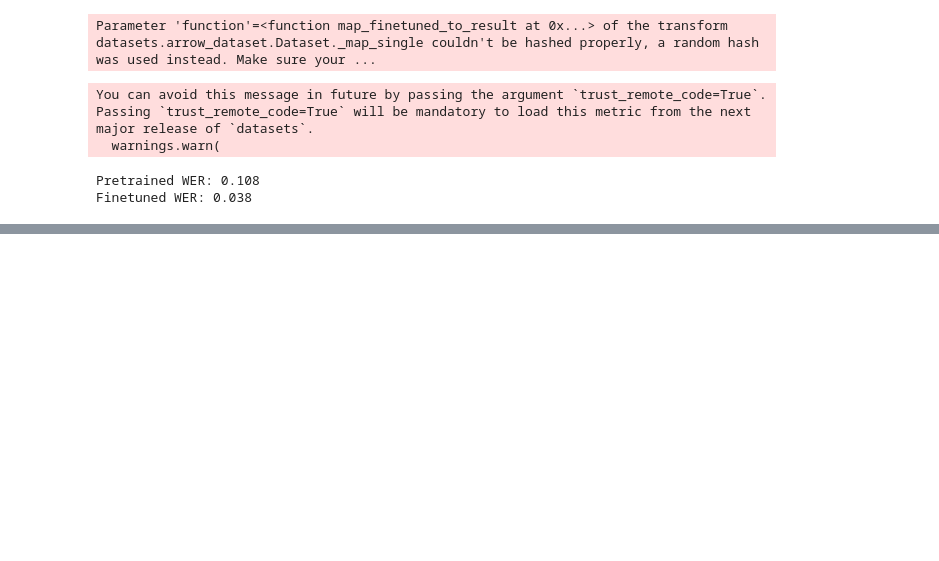
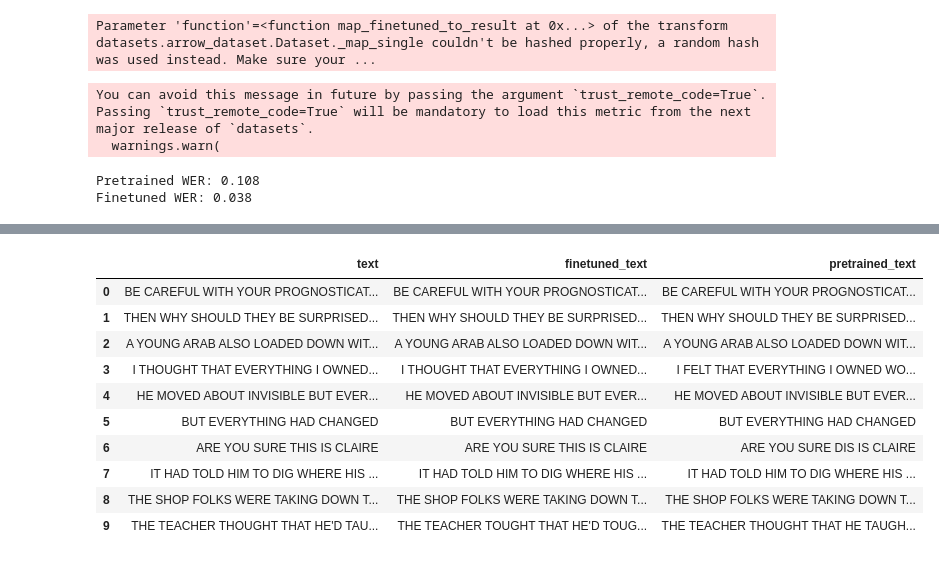
Before and after one commit to Nihczsche/htx_xdata_test, a Jupyter notebook: asr-train/cv-train-4.ipynb, the cells around one changed output, grey strips where cells are left out. Saved outputs shown, nothing was run; the diff lists cells and outputs as text; code cells hidden in the pictures; blank space fills up the shorter version.

```diff
--- a/asr-train/cv-train-4.ipynb
+++ b/asr-train/cv-train-4.ipynb
@@ -174,3 +178,23 @@ show_random_elements(results.remove_columns([f for f in results.features if f no
 # %%
 cv_dev_metadata["finetuned_text"] = results["finetuned_text"]
 cv_dev_metadata.to_csv("cv-valid-dev.csv", index=False)
+# %%
+cv_dev_results = pd.DataFrame({
+    "text" : results["text"],
+    "finetuned_text" : results["finetuned_text"],
+    "pretrained_text" : results["pretrained_text"],
+})
+
+cv_dev_results.head(10)
+# %% [output]
+|  | text | finetuned_text | pretrained_text |
+| 0 | BE CAREFUL WITH YOUR PROGNOSTICAT... | BE CAREFUL WITH YOUR PROGNOSTICAT... | BE CAREFUL WITH YOUR PROGNOSTICAT... |
+| 1 | THEN WHY SHOULD THEY BE SURPRISED... | THEN WHY SHOULD THEY BE SURPRISED... | THEN WHY SHOULD THEY BE SURPRISED... |
+| 2 | A YOUNG ARAB ALSO LOADED DOWN WIT... | A YOUNG ARAB ALSO LOADED DOWN WIT... | A YOUNG ARAB ALSO LOADED DOWN WIT... |
+| 3 | I THOUGHT THAT EVERYTHING I OWNED... | I THOUGHT THAT EVERYTHING I OWNED... | I FELT THAT EVERYTHING I OWNED WO... |
+| 4 | HE MOVED ABOUT INVISIBLE BUT EVER... | HE MOVED ABOUT INVISIBLE BUT EVER... | HE MOVED ABOUT INVISIBLE BUT EVER... |
+| 5 | BUT EVERYTHING HAD CHANGED | BUT EVERYTHING HAD CHANGED | BUT EVERYTHING HAD CHANGED |
+| 6 | ARE YOU SURE THIS IS CLAIRE | ARE YOU SURE THIS IS CLAIRE | ARE YOU SURE DIS IS CLAIRE |
+| 7 | IT HAD TOLD HIM TO DIG WHERE HIS ... | IT HAD TOLD HIM TO DIG WHERE HIS ... | IT HAD TOLD HIM TO DIG WHERE HIS ... |
+| 8 | THE SHOP FOLKS WERE TAKING DOWN T... | THE SHOP FOLKS WERE TAKING DOWN T... | THE SHOP FOLKS WERE TAKING DOWN T... |
+| 9 | THE TEACHER THOUGHT THAT HE'D TAU... | THE TEACHER TOUGHT THAT HE'D TOUG... | THE TEACHER THOUGHT THAT HE TAUGH... |
```
Also changed, not shown: parts of 5 cells of this notebook, 8 other files.
